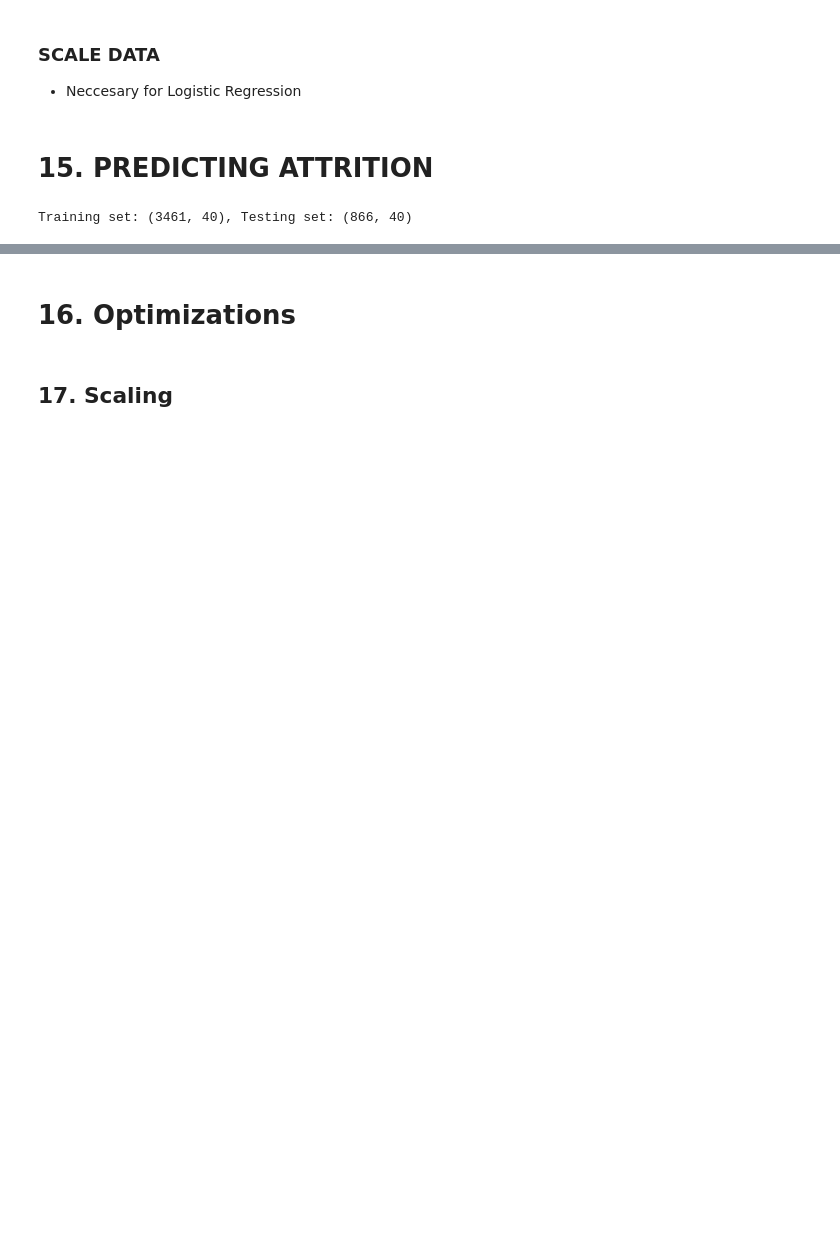
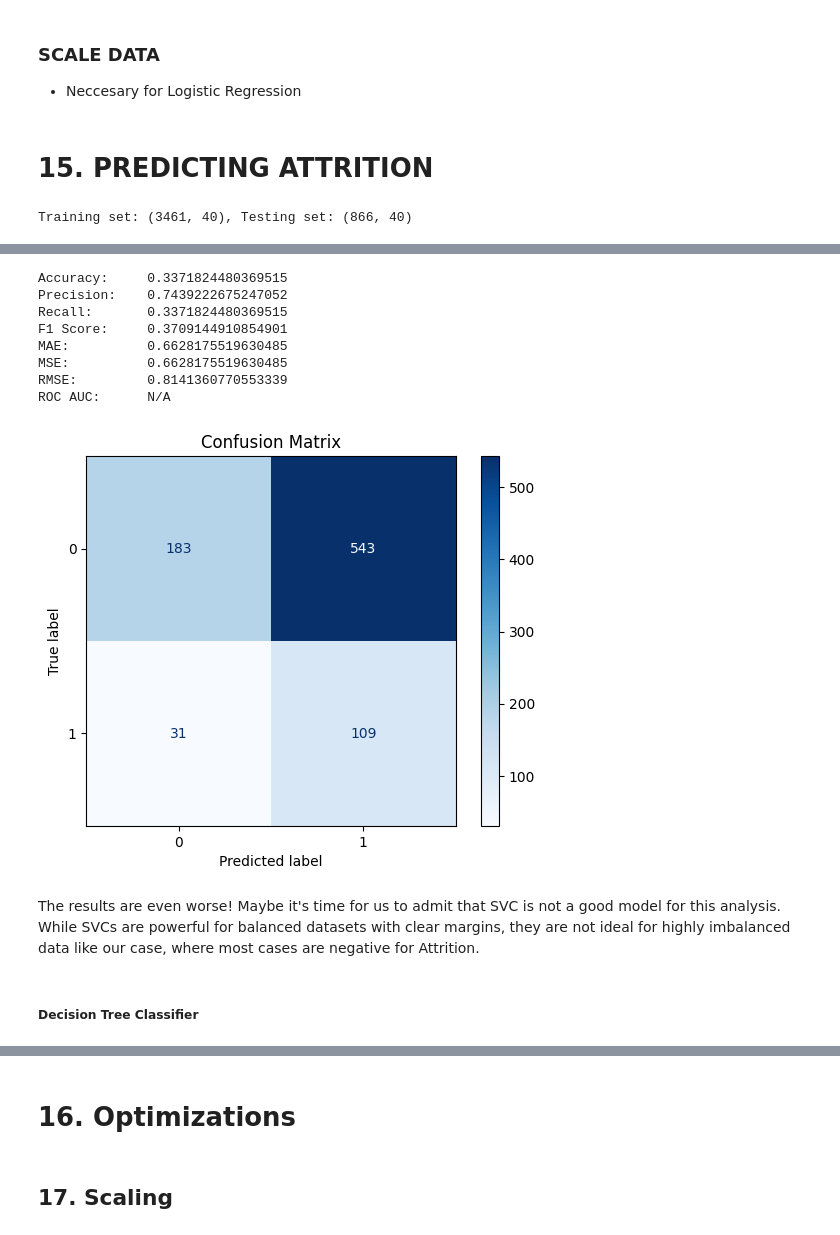
Before and after one commit to equisdel/INDIAI, a Jupyter notebook: final.ipynb, the cells around one changed output, grey strips where cells are left out. Saved outputs shown, nothing was run; the diff lists cells and outputs as text; code cells hidden in the pictures; blank space fills up the shorter version.

```diff
--- a/final.ipynb
+++ b/final.ipynb
@@ -1615,7 +1636,7 @@ from sklearn.model_selection import learning_curve, cross_val_score
 
 model_results = {}
 
-def TestModel(model,model_name='Unknown',graphs=['confusion_matrix']):
+def TestModel(model,model_name='Unknown',graphs=['stats']):
 
     model.fit(X_train, y_train)
     y_pred = model.predict(X_test)
@@ -1632,14 +1653,15 @@ def TestModel(model,model_name='Unknown',graphs=['confusion_matrix']):
     roc_auc = roc_auc_score(y_test, y_proba) if y_proba is not None else "N/A"
 
     model_results[model_name] = [accuracy,precision,recall,f1,mae,mse,rmse,roc_auc]
-    print("Accuracy:    ", accuracy)
-    print("Precision:   ", precision)
-    print("Recall:      ", recall)
-    print("F1 Score:    ", f1)
-    print("MAE:         ", mae)
-    print("MSE:         ", mse)
-    print("RMSE:        ", rmse)
-    print("ROC AUC:     ", roc_auc)
+    if 'stats' in graphs:
+        print("Accuracy:    ", accuracy)
+        print("Precision:   ", precision)
+        print("Recall:      ", recall)
+        print("F1 Score:    ", f1)
+        print("MAE:         ", mae)
+        print("MSE:         ", mse)
+        print("RMSE:        ", rmse)
+        print("ROC AUC:     ", roc_auc)
 
     # Confusion Matrix
     if 'confusion_matrix' in graphs:
@@ -1701,6 +1725,6 @@ def TestModel(model,model_name='Unknown',graphs=['confusion_matrix']):
 # %%
 log_reg = LogisticRegression(max_iter=1000,random_state=42)
-results['LogisticRegression'] = TestModel(log_reg)
+results['LogisticRegression'] = TestModel(log_reg,'logistic regression',['confusion_matrix','stats'])
 # %% [output]
 Accuracy:     0.8625866050808314
 Precision:    0.8486317397330638
@@ -1759,6 +1747,6 @@ Please also refer to the documentation for alternative solver options:
 # %%
-svc = SVC()
-results['SVC'] = TestModel(svc)
+svc = SVC(random_state=42)
+results['SVC'] = TestModel(svc,'SVC',['confusion_matrix','stats'])
 # %% [output]
 Accuracy:     0.8383371824480369
 Precision:    0.7028092314749131
@@ -1775,3 +1765,20 @@ Mean CV Accuracy: 0.8379083986020402
+# %%
+svc = SVC(class_weight='balanced',random_state=42)
+results['SVC'] = TestModel(svc,'SVC',['confusion_matrix','stats'])
+# %% [output]
+Accuracy:     0.3371824480369515
+Precision:    0.7439222675247052
+Recall:       0.3371824480369515
+F1 Score:     0.3709144910854901
+MAE:          0.6628175519630485
+MSE:          0.6628175519630485
+RMSE:         0.8141360770553339
+ROC AUC:      N/A
+[figure, added]
+# %% [markdown]
+The results are even worse! Maybe it's time for us to admit that SVC is not a good model for this analysis. While SVCs are powerful for balanced datasets with clear margins, they are not ideal for highly imbalanced data like our case, where most cases are negative for Attrition.
+# %% [markdown]
+##### Decision Tree Classifier
 # %%
 dtree = DecisionTreeClassifier()
 results['DecisionTree'] = TestModel(dtree)
```
Also changed, not shown: parts of 18 cells of this notebook.
